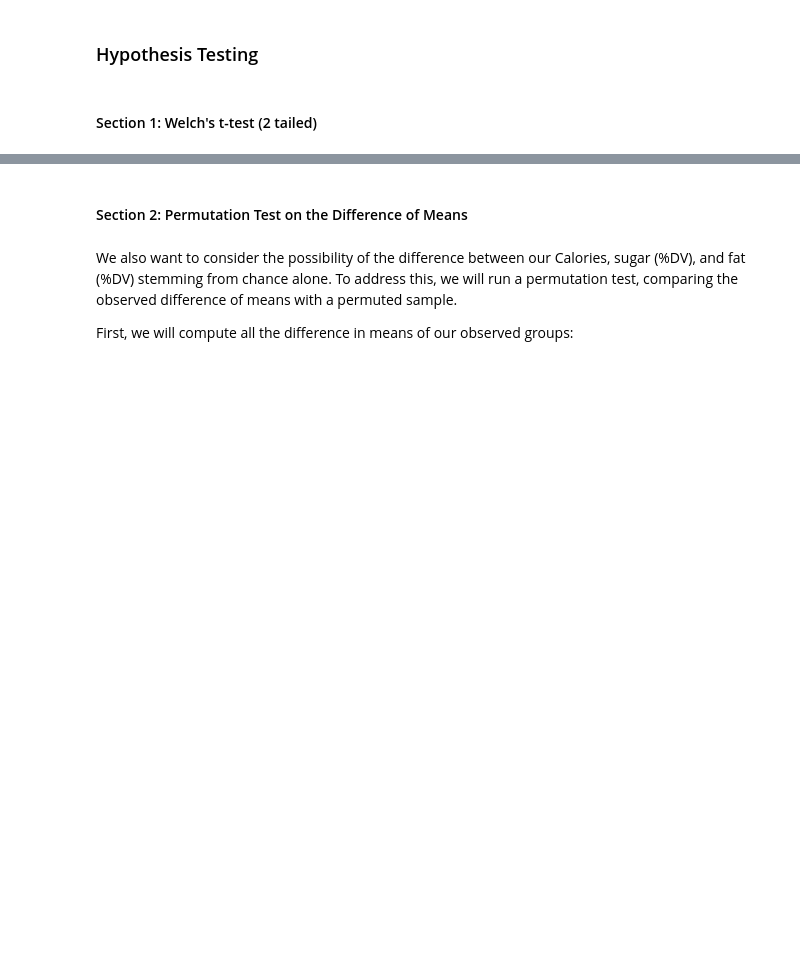
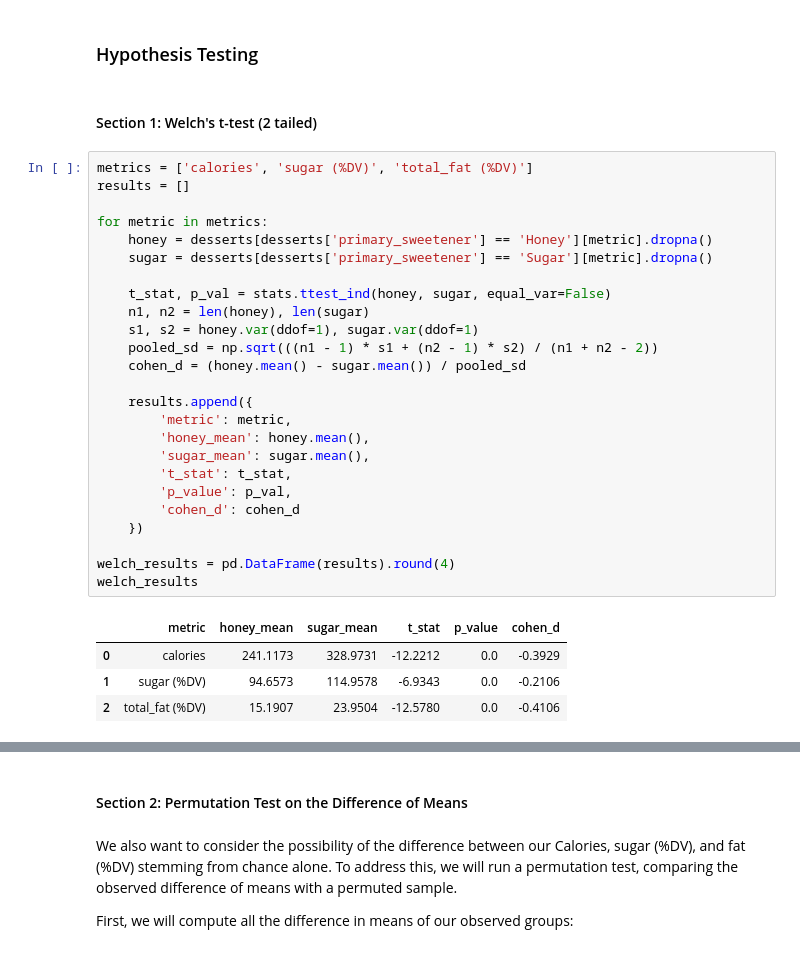
Before and after one commit to Doku98/Group047_WI26, a Jupyter notebook: 03-FinalProject.ipynb, the cells around one changed output, grey strips where cells are left out. Cells and saved outputs as stored; diff of their text form; blank space fills up the shorter version.

Commit message:
welch t-test

```diff
--- a/03-FinalProject.ipynb
+++ b/03-FinalProject.ipynb
@@ -668,3 +668,33 @@ As a result, we can conclude that these variables are not independent of one ano
 ### Hypothesis Testing
 # %% [markdown]
 #### Section 1: Welch's t-test (2 tailed)
+# %%
+metrics = ['calories', 'sugar (%DV)', 'total_fat (%DV)']
+results = []
+
+for metric in metrics:
+    honey = desserts[desserts['primary_sweetener'] == 'Honey'][metric].dropna()
+    sugar = desserts[desserts['primary_sweetener'] == 'Sugar'][metric].dropna()
+
+    t_stat, p_val = stats.ttest_ind(honey, sugar, equal_var=False)
+    n1, n2 = len(honey), len(sugar)
+    s1, s2 = honey.var(ddof=1), sugar.var(ddof=1)
+    pooled_sd = np.sqrt(((n1 - 1) * s1 + (n2 - 1) * s2) / (n1 + n2 - 2))
+    cohen_d = (honey.mean() - sugar.mean()) / pooled_sd
+
+    results.append({
+        'metric': metric,
+        'honey_mean': honey.mean(),
+        'sugar_mean': sugar.mean(),
+        't_stat': t_stat,
+        'p_value': p_val,
+        'cohen_d': cohen_d
+    })
+
+welch_results = pd.DataFrame(results).round(4)
+welch_results
+# %% [output]
+|  | metric | honey_mean | sugar_mean | t_stat | p_value | cohen_d |
+| 0 | calories | 241.1173 | 328.9731 | -12.2212 | 0.0 | -0.3929 |
+| 1 | sugar (%DV) | 94.6573 | 114.9578 | -6.9343 | 0.0 | -0.2106 |
+| 2 | total_fat (%DV) | 15.1907 | 23.9504 | -12.5780 | 0.0 | -0.4106 |
```
Also changed, not shown: parts of 1 cell of this notebook, 1 other file.
